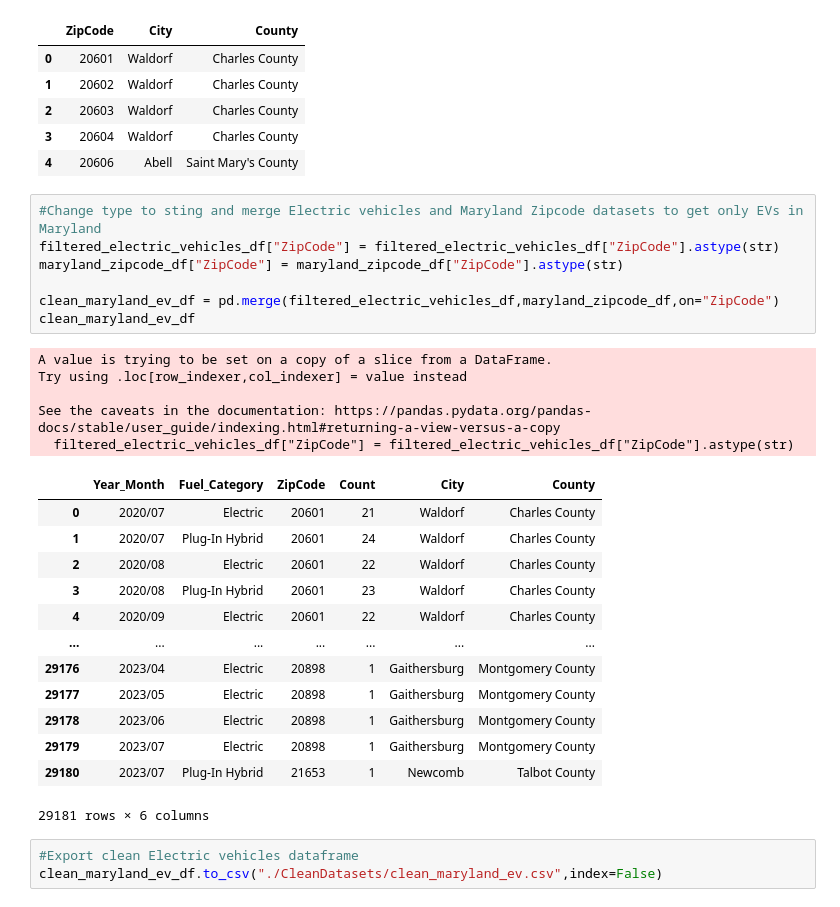
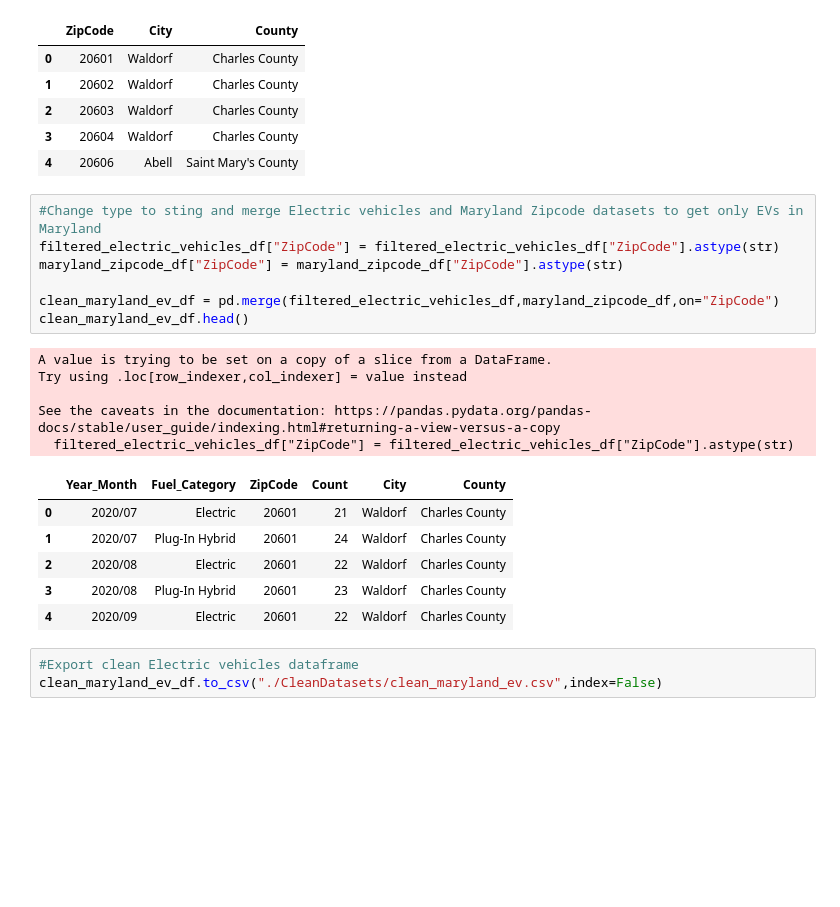
Before and after one commit to ivonnesclavo/Electric_Vehicles_Maryland, a Jupyter notebook: Electric Vehicles.ipynb, the cells around one changed output. Saved outputs shown, nothing was run; the diff lists cells and outputs as text; blank space fills up the shorter version.

```diff
--- a/Electric Vehicles.ipynb
+++ b/Electric Vehicles.ipynb
@@ -160,29 +160,22 @@ maryland_zipcode_df.head()
 # %%
 #Change type to sting and merge Electric vehicles and Maryland Zipcode datasets to get only EVs in Maryland
 filtered_electric_vehicles_df["ZipCode"] = filtered_electric_vehicles_df["ZipCode"].astype(str)
 maryland_zipcode_df["ZipCode"] = maryland_zipcode_df["ZipCode"].astype(str)
 
 clean_maryland_ev_df = pd.merge(filtered_electric_vehicles_df,maryland_zipcode_df,on="ZipCode")
-clean_maryland_ev_df
+clean_maryland_ev_df.head()
 # %% [output]
 A value is trying to be set on a copy of a slice from a DataFrame.
 Try using .loc[row_indexer,col_indexer] = value instead
 
 See the caveats in the documentation: https://pandas.pydata.org/pandas-docs/stable/user_guide/indexing.html#returning-a-view-versus-a-copy
   filtered_electric_vehicles_df["ZipCode"] = filtered_electric_vehicles_df["ZipCode"].astype(str)
 |  | Year_Month | Fuel_Category | ZipCode | Count | City | County |
 | 0 | 2020/07 | Electric | 20601 | 21 | Waldorf | Charles County |
 | 1 | 2020/07 | Plug-In Hybrid | 20601 | 24 | Waldorf | Charles County |
 | 2 | 2020/08 | Electric | 20601 | 22 | Waldorf | Charles County |
 | 3 | 2020/08 | Plug-In Hybrid | 20601 | 23 | Waldorf | Charles County |
 | 4 | 2020/09 | Electric | 20601 | 22 | Waldorf | Charles County |
-| ... | ... | ... | ... | ... | ... | ... |
-| 29176 | 2023/04 | Electric | 20898 | 1 | Gaithersburg | Montgomery County |
-| 29177 | 2023/05 | Electric | 20898 | 1 | Gaithersburg | Montgomery County |
-| 29178 | 2023/06 | Electric | 20898 | 1 | Gaithersburg | Montgomery County |
-| 29179 | 2023/07 | Electric | 20898 | 1 | Gaithersburg | Montgomery County |
-| 29180 | 2023/07 | Plug-In Hybrid | 21653 | 1 | Newcomb | Talbot County |
-29181 rows × 6 columns
 # %%
 #Export clean Electric vehicles dataframe
 clean_maryland_ev_df.to_csv("./CleanDatasets/clean_maryland_ev.csv",index=False)
```
Also changed, not shown: parts of 6 cells of this notebook, 2 other files.
